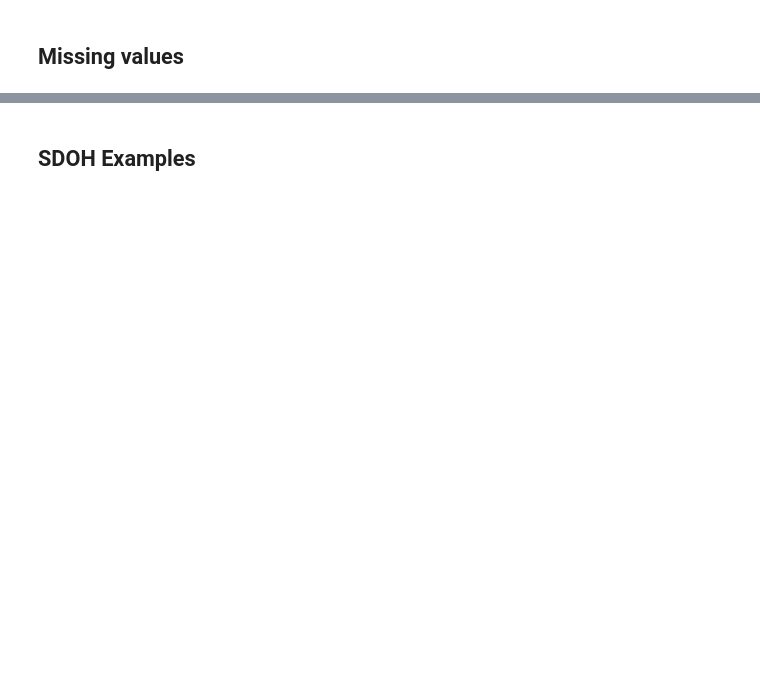
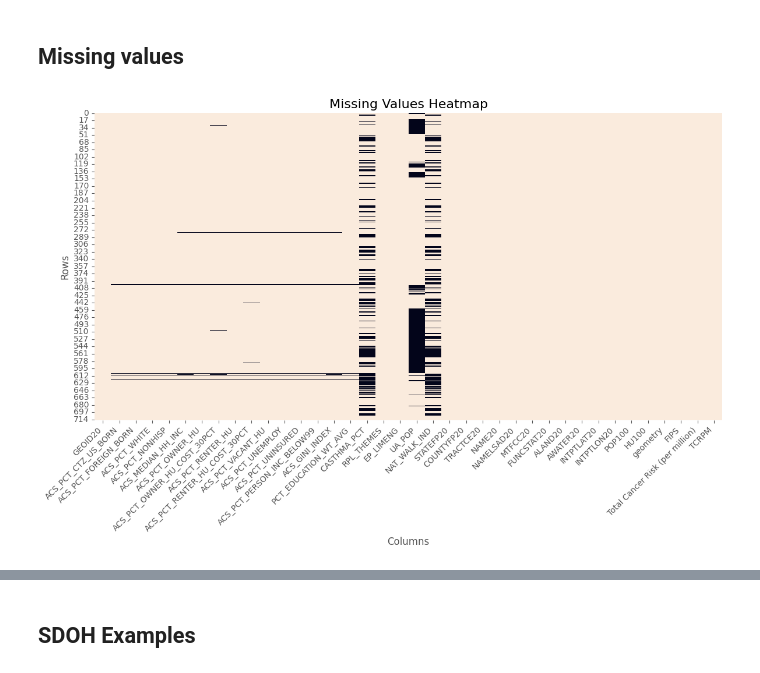
Before and after one commit to lwynholds/BMI6016_SDOH, a Jupyter notebook: Group 4 Project/Exploratory_data_analysis.ipynb, the cells around one changed output, grey strips where cells are left out. Saved outputs shown, nothing was run; the diff lists cells and outputs as text; code cells hidden in the pictures; blank space fills up the shorter version.

```diff
--- a/Group 4 Project/Exploratory_data_analysis.ipynb
+++ b/Group 4 Project/Exploratory_data_analysis.ipynb
@@ -47,4 +96,25 @@ df.head()
 # %% [markdown]
 ## Missing values
 # %%
-# Maybe do a heat map for missing values?
+import seaborn as sns
+import matplotlib.pyplot as plt
+
+# Set figure size
+plt.figure(figsize=(12, 8))
+
+# Plot missing values heatmap
+sns.heatmap(df.isnull(), cbar=False, cmap="rocket_r")
+
+# Add title and labels with fontsize
+plt.title("Missing Values Heatmap", fontsize=16)
+plt.xlabel("Columns", fontsize=12)
+plt.ylabel("Rows", fontsize=12)
+
+# Rotate column labels for better visibility
+plt.xticks(rotation=45, ha='right', fontsize=10)
+plt.yticks(fontsize=10)
+
+plt.tight_layout()
+plt.show()
+# %% [output]
+[figure, added]
```
Also changed, not shown: parts of 14 cells of this notebook, 1 other file.
